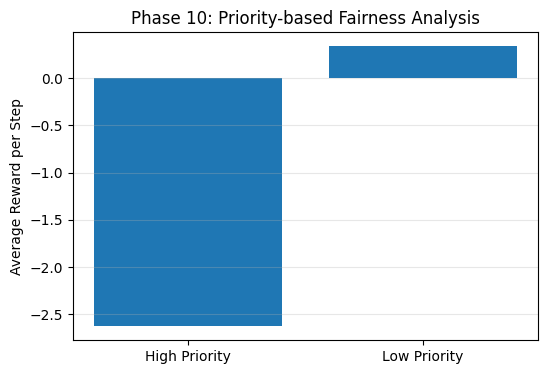
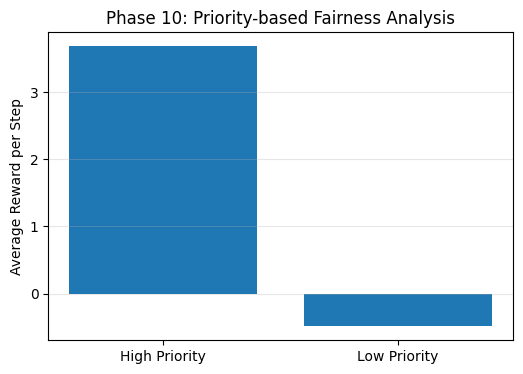
The notebook cell's code change between the first figure and the second:
--- before
+++ after
@@ -1,3 +1,4 @@
-import os, sys
+import os
+import sys
 import numpy as np
 import pandas as pd
@@ -32,5 +33,5 @@
 
 # -----------------------
-# Fairness Evaluation (Correct Version)
+# Fairness Evaluation Function
 # -----------------------
 def evaluate_fairness(model, data):
@@ -48,14 +49,16 @@
     while not done:
 
+        # Choose action from trained model
         with torch.no_grad():
             state_tensor = torch.from_numpy(state).float().unsqueeze(0)
             action = torch.argmax(model(state_tensor), dim=1).item()
 
-        # Get current patient priority BEFORE stepping
+        # Get priority BEFORE stepping
         current_priority = env.data.iloc[env.current_index]["priority"]
 
-        next_state, reward, done = env.step(action)
+        # Step environment
+        next_state, reward, done, info = env.step(action)
 
-        # Accumulate reward by group
+        # Accumulate rewards by priority group
         if current_priority == 1:
             hp_reward += reward
@@ -65,7 +68,9 @@
             lp_steps += 1
 
+        # Update state
         if not done:
             state = normalize(next_state).astype(np.float32)
 
+    # Average rewards
     avg_hp = hp_reward / hp_steps if hp_steps > 0 else 0
     avg_lp = lp_reward / lp_steps if lp_steps > 0 else 0
@@ -79,5 +84,7 @@
 hp_reward, lp_reward = evaluate_fairness(model, data)
 
-print(f"\nAverage Reward (High Priority): {hp_reward:.4f}")
+print("\nFairness Results")
+print("---------------------------")
+print(f"Average Reward (High Priority): {hp_reward:.4f}")
 print(f"Average Reward (Low Priority) : {lp_reward:.4f}")
 
@@ -88,4 +95,6 @@
 relative_gap = fairness_gap / (abs(lp_reward) + 1e-6)
 
+print("\nFairness Metrics")
+print("---------------------------")
 print(f"Absolute Fairness Gap: {fairness_gap:.4f}")
 print(f"Relative Fairness Gap: {relative_gap:.4f}")
@@ -95,11 +104,9 @@
 # -----------------------
 plt.figure(figsize=(6,4))
-plt.bar(
-    ["High Priority", "Low Priority"],
-    [hp_reward, lp_reward]
-)
+plt.bar(["High Priority", "Low Priority"], [hp_reward, lp_reward])
 plt.ylabel("Average Reward per Step")
 plt.title("Phase 10: Priority-based Fairness Analysis")
 plt.grid(axis="y", alpha=0.3)
+plt.savefig("phase10_fairness_plot.png")
 plt.show()
 
@@ -111,5 +118,7 @@
 results_df = pd.DataFrame({
     "group": ["High Priority", "Low Priority"],
-    "avg_reward": [hp_reward, lp_reward]
+    "avg_reward": [hp_reward, lp_reward],
+    "fairness_gap": [fairness_gap, fairness_gap],
+    "relative_gap": [relative_gap, relative_gap]
 })
 

Commit: Updated app.py